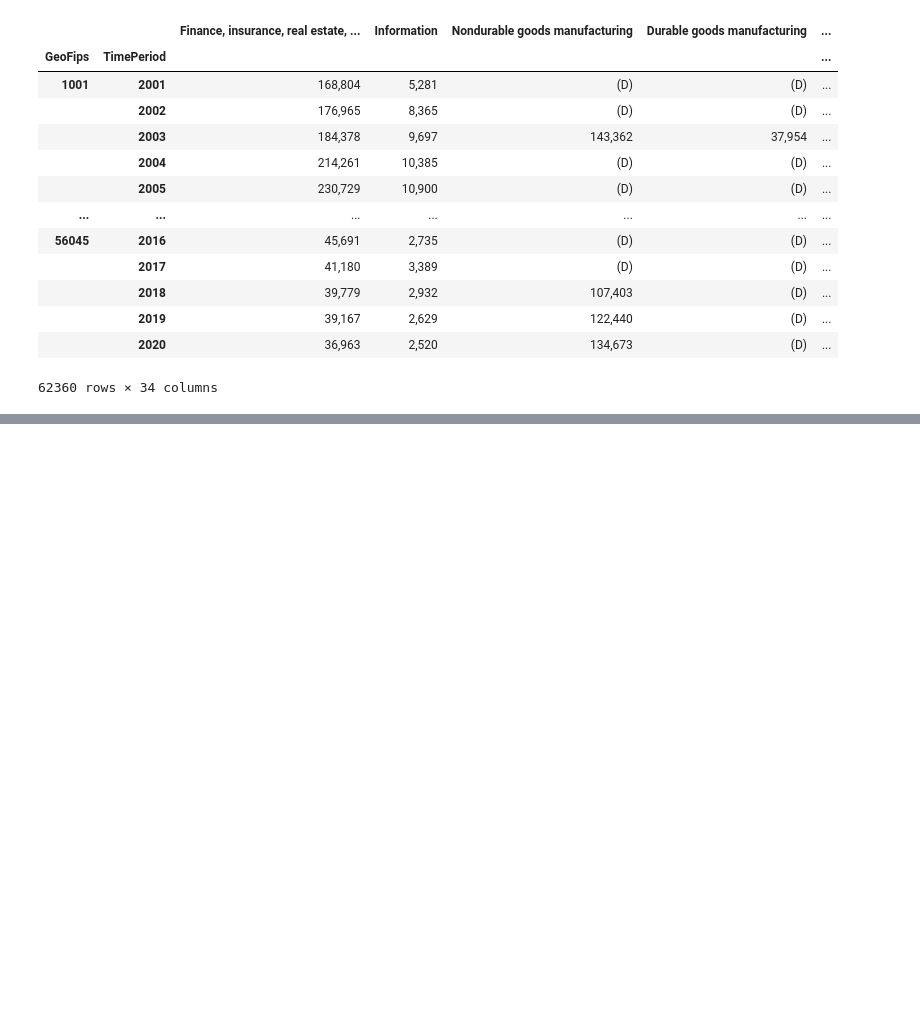
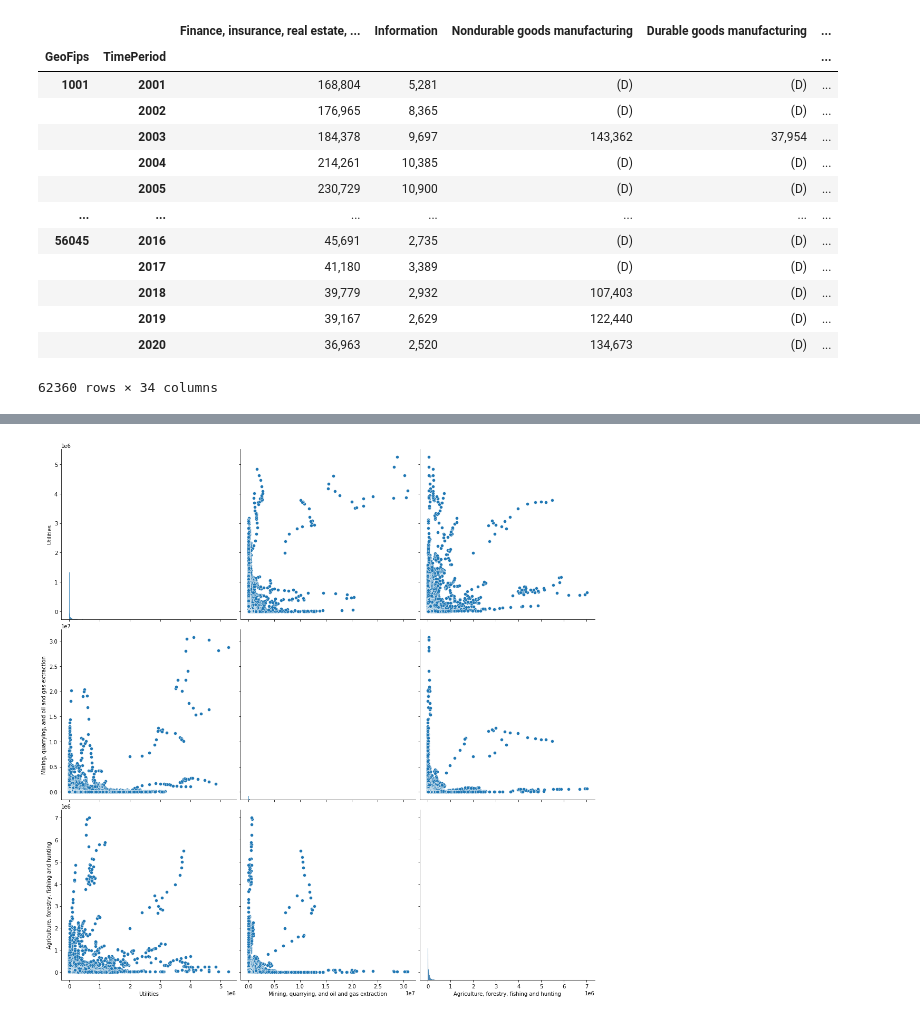
Before and after one commit to priyankadavis/Projects, a Jupyter notebook: BEA County GDP Decomposed For Priyanka.ipynb, the cells around one changed output, grey strips where cells are left out. Saved outputs shown, nothing was run; the diff lists cells and outputs as text; code cells hidden in the pictures; blank space fills up the shorter version.

```diff
--- a/BEA County GDP Decomposed For Priyanka.ipynb
+++ b/BEA County GDP Decomposed For Priyanka.ipynb
@@ -470,0 +537,5 @@ KeyError: "None of [Float64Index([ 23121.0,  53320.0,  57076.0,  94578.0,  74428
+# %%
+import seaborn as sns
+g = sns.pairplot(full_df.reset_index().groupby(["GeoFips"]).rolling(4).mean()[["Utilities","Mining, quarrying, and oil and gas extraction", "Agriculture, forestry, fishing and hunting"]], height = 5)
+# %% [output]
+[figure, added]
```
Also changed, not shown: parts of 35 cells of this notebook.
